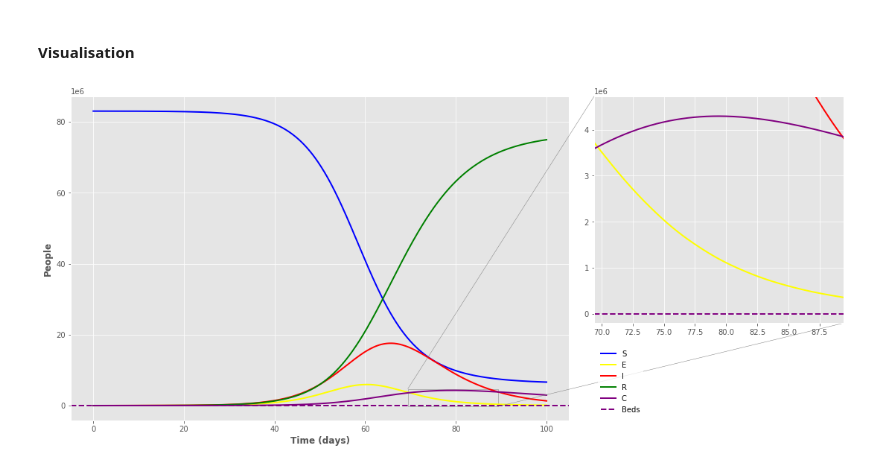
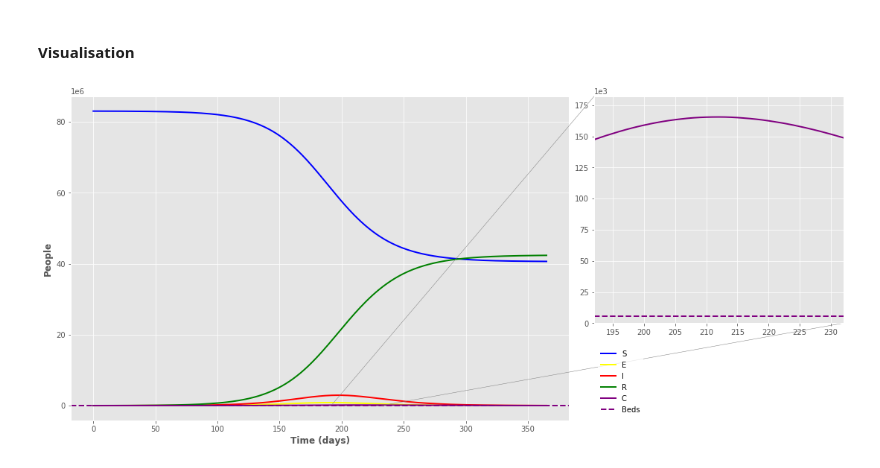
Before and after one commit to MarcelloPerathoner/covid-19, a Jupyter notebook: jupyter/seirc.ipynb, the cells around one changed output. Saved outputs shown, nothing was run; the diff lists cells and outputs as text; code cells hidden in the pictures.

```diff
--- a/jupyter/seirc.ipynb
+++ b/jupyter/seirc.ipynb
@@ -30,7 +30,7 @@ def seirc_ode (times, init, parms):
     dE = F * S - α * E
     dI = α * E - γ * I
     dR = γ * I
-    dC = c1 * I - c2 * C
+    dC = c1 * α * E - c2 * C
     return [dS, dE, dI, dR, dC]
 # %% [markdown]
 ## The Basic Reproduction Number
@@ -45,16 +45,17 @@ N = 83019213      # Germany: Population 31.12.2018
 S = 4838          # Germany: Confirmed Covid-19 cases 16.03.2020
 
 α = 2    # How many days before E(xposed) becomes I(nfectious)
-β = 0.4  # How many people does an I infect each day on average
+β = 0.2  # How many people does an I infect each day on average
 γ = 7    # How many days an I stays infectious on average
 
 c1 = 0.0165 # How many I become C(ritical)
 c2 = 28     # How many days a C occupies a bed
 c3 = 5600   # How many beds thare are (28000 * 20% free)
 
+oversample = 10 # how many iterations per simulated day
 parms = [1 / α, β, 1 / γ, c1, 1 / c2, N]
 init  = [N - S, S, 0, 0, 0]     # S, E, I, R, C
-times = np.linspace (0, 100, 1001)
+times = np.linspace (0, 365, 365 * oversample + 1)
 # %%
 sol = solve_ivp (fun=lambda t, y: seirc_ode(t, y, parms), t_span=[min(times),max(times)], y0=init, t_eval=times)
 
@@ -67,34 +68,34 @@ from mpl_toolkits.axes_grid1.inset_locator import zoomed_inset_axes, mark_inset
 # %%
 plt.style.use("ggplot")
 
 fig, ax = plt.subplots (figsize=(12, 8))
 
 def plot_it (ax):
     sline = ax.plot("t","S","", data=seir_out, color="blue",   linewidth=2)
     eline = ax.plot("t","E","", data=seir_out, color="yellow", linewidth=2)
     iline = ax.plot("t","I","", data=seir_out, color="red",    linewidth=2)
     rline = ax.plot("t","R","", data=seir_out, color="green",  linewidth=2)
     cline = ax.plot("t","C","", data=seir_out, color="purple", linewidth=2)
     hline = ax.axhline (y = c3, label="Beds", color='purple', linewidth=2, linestyle='--')
 
 ax.ticklabel_format (axis="y", style="sci", scilimits = (6, 6))
 plot_it (ax)
 
 plt.xlabel ("Time (days)",   fontweight="bold")
 plt.ylabel ("People", fontweight="bold")
 legend = ax.legend (loc="lower left",bbox_to_anchor=(1.05,0.0))
 frame = legend.get_frame()
 frame.set_facecolor ("white")
 frame.set_linewidth (0)
 
 # the zoomed subplot
 outmax = seir_out.max (axis=0)
-idxmax = seir_out.idxmax (axis=0) / 10
+idxmax = seir_out.idxmax (axis=0) / oversample # where are the maxima
 axins = ax.inset_axes ([1.05, 0.3, 0.5, 0.7])
-axins.ticklabel_format (axis="y", style="sci", scilimits = (6, 6))
+axins.ticklabel_format (axis="y", style="sci", scilimits = (3, 3))
 plot_it (axins)
-axins.set_xlim (idxmax.C - 10, idxmax.C + 10)
-axins.set_ylim (-200000, outmax.C * 1.1)
+axins.set_xlim (idxmax.C - 20, idxmax.C + 20) # zoom around maximum
+axins.set_ylim (0, outmax.C * 1.1)            # scale to maximum
 inset = mark_inset(ax, axins, loc1=2, loc2=4, fc="none", ec="0.5")
 # %% [output]
-[figure, old version]
+[figure, new version]
```
